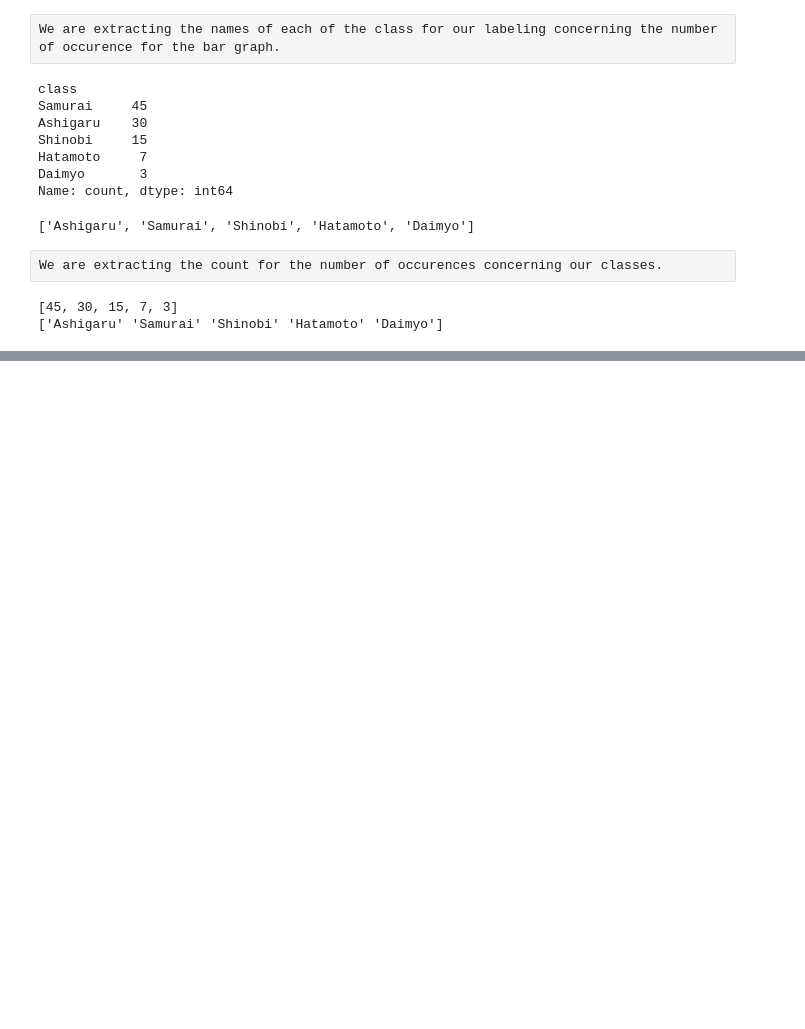
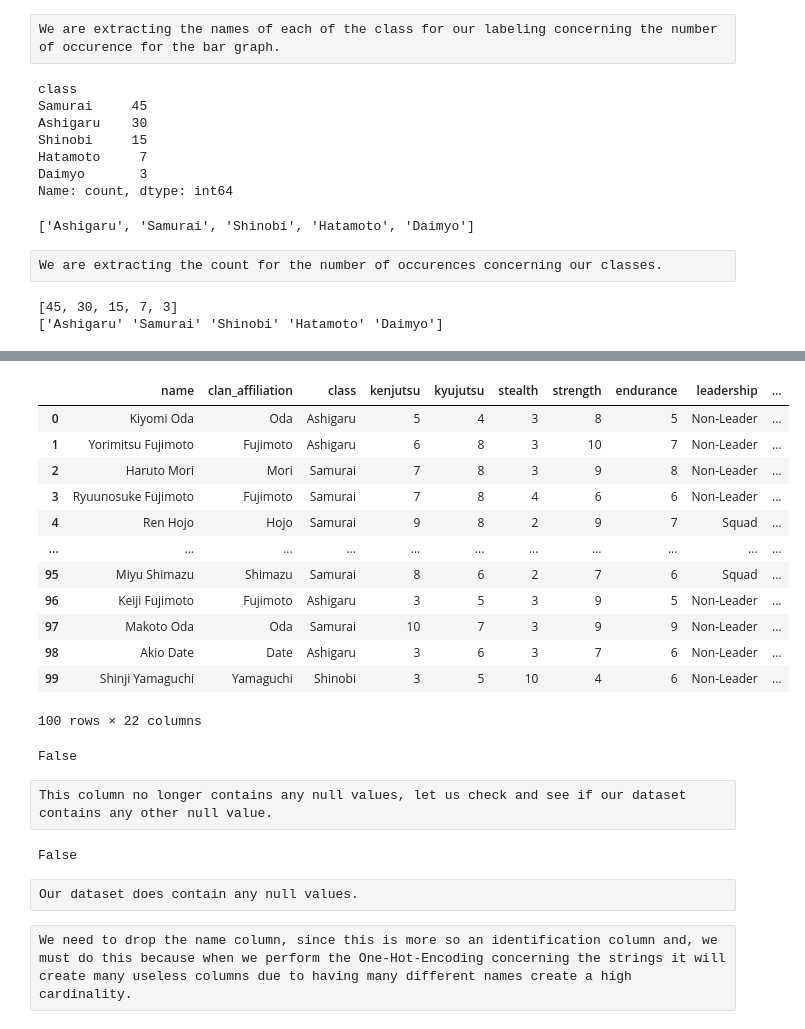
Before and after one commit to KingHikarii/japanese-warriors-classification, a Jupyter notebook: decisiontree_11162025.ipynb, the cells around one changed output, grey strips where cells are left out. Cells and saved outputs as stored; diff of their text form; code cells hidden in the pictures; blank space fills up the shorter version.

```diff
--- a/decisiontree_11162025.ipynb
+++ b/decisiontree_11162025.ipynb
@@ -183,0 +203,32 @@ print(classes_names)
+# %%
+Data_Frame['leadership'] = Data_Frame['leadership'].fillna('Non-Leader')
+# %%
+Data_Frame
+# %% [output]
+|  | name | clan_affiliation | class | kenjutsu | kyujutsu | stealth | strength | endurance | leadership | ... |
+| 0 | Kiyomi Oda | Oda | Ashigaru | 5 | 4 | 3 | 8 | 5 | Non-Leader | ... |
+| 1 | Yorimitsu Fujimoto | Fujimoto | Ashigaru | 6 | 8 | 3 | 10 | 7 | Non-Leader | ... |
+| 2 | Haruto Mori | Mori | Samurai | 7 | 8 | 3 | 9 | 8 | Non-Leader | ... |
+| 3 | Ryuunosuke Fujimoto | Fujimoto | Samurai | 7 | 8 | 4 | 6 | 6 | Non-Leader | ... |
+| 4 | Ren Hojo | Hojo | Samurai | 9 | 8 | 2 | 9 | 7 | Squad | ... |
+| ... | ... | ... | ... | ... | ... | ... | ... | ... | ... | ... |
+| 95 | Miyu Shimazu | Shimazu | Samurai | 8 | 6 | 2 | 7 | 6 | Squad | ... |
+| 96 | Keiji Fujimoto | Fujimoto | Ashigaru | 3 | 5 | 3 | 9 | 5 | Non-Leader | ... |
+| 97 | Makoto Oda | Oda | Samurai | 10 | 7 | 3 | 9 | 9 | Non-Leader | ... |
+| 98 | Akio Date | Date | Ashigaru | 3 | 6 | 3 | 7 | 6 | Non-Leader | ... |
+| 99 | Shinji Yamaguchi | Yamaguchi | Shinobi | 3 | 5 | 10 | 4 | 6 | Non-Leader | ... |
+100 rows × 22 columns
+# %%
+Data_Frame['leadership'].isna().any().any()
+# %% [output]
+False
+# %% [raw]
+This column no longer contains any null values, let us check and see if our dataset contains any other null value.
+# %%
+Data_Frame.isna().any().any()
+# %% [output]
+False
+# %% [raw]
+Our dataset does contain any null values.
+# %% [raw]
+We need to drop the name column, since this is more so an identification column and, we must do this because when we perform the One-Hot-Encoding concerning the strings it will create many useless columns due to having many different names create a high cardinality.
```
Also changed, not shown: parts of 5 cells of this notebook.
